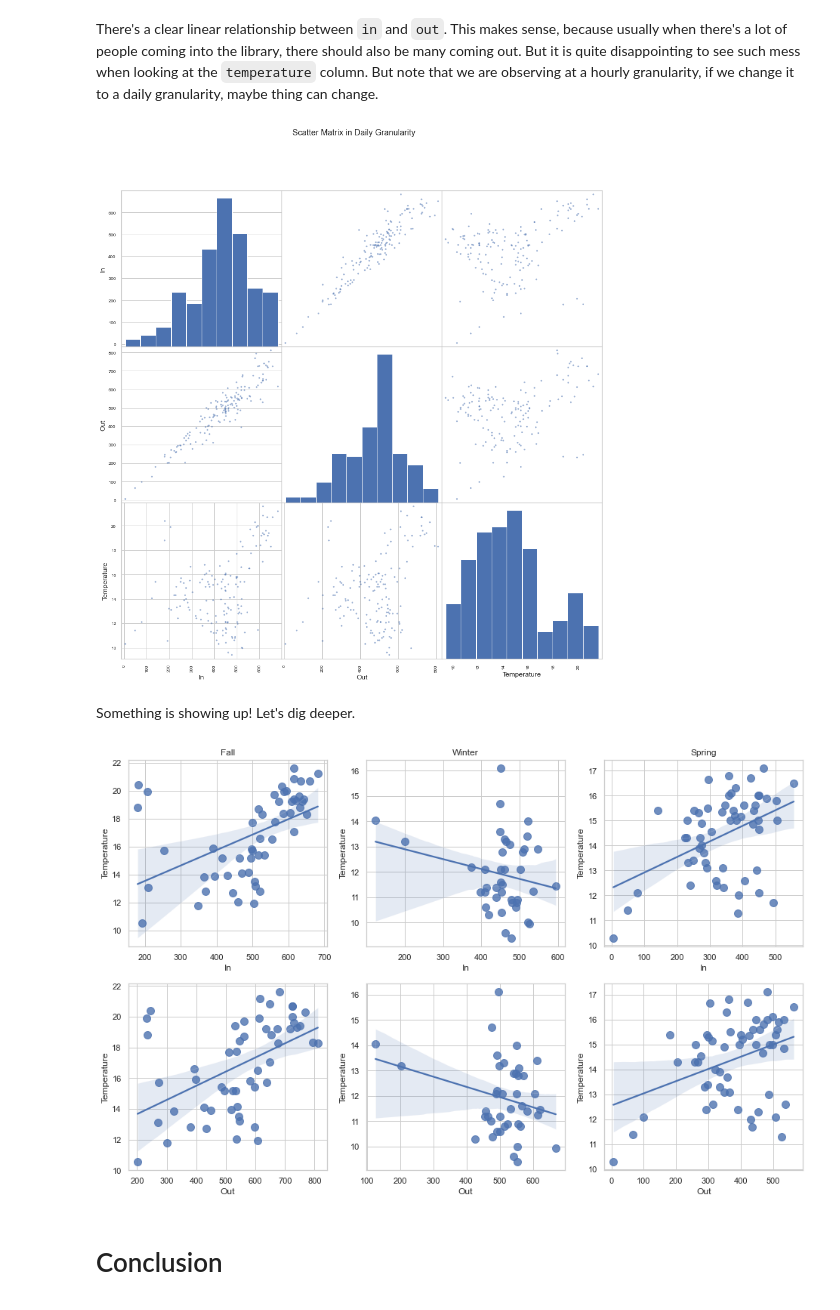
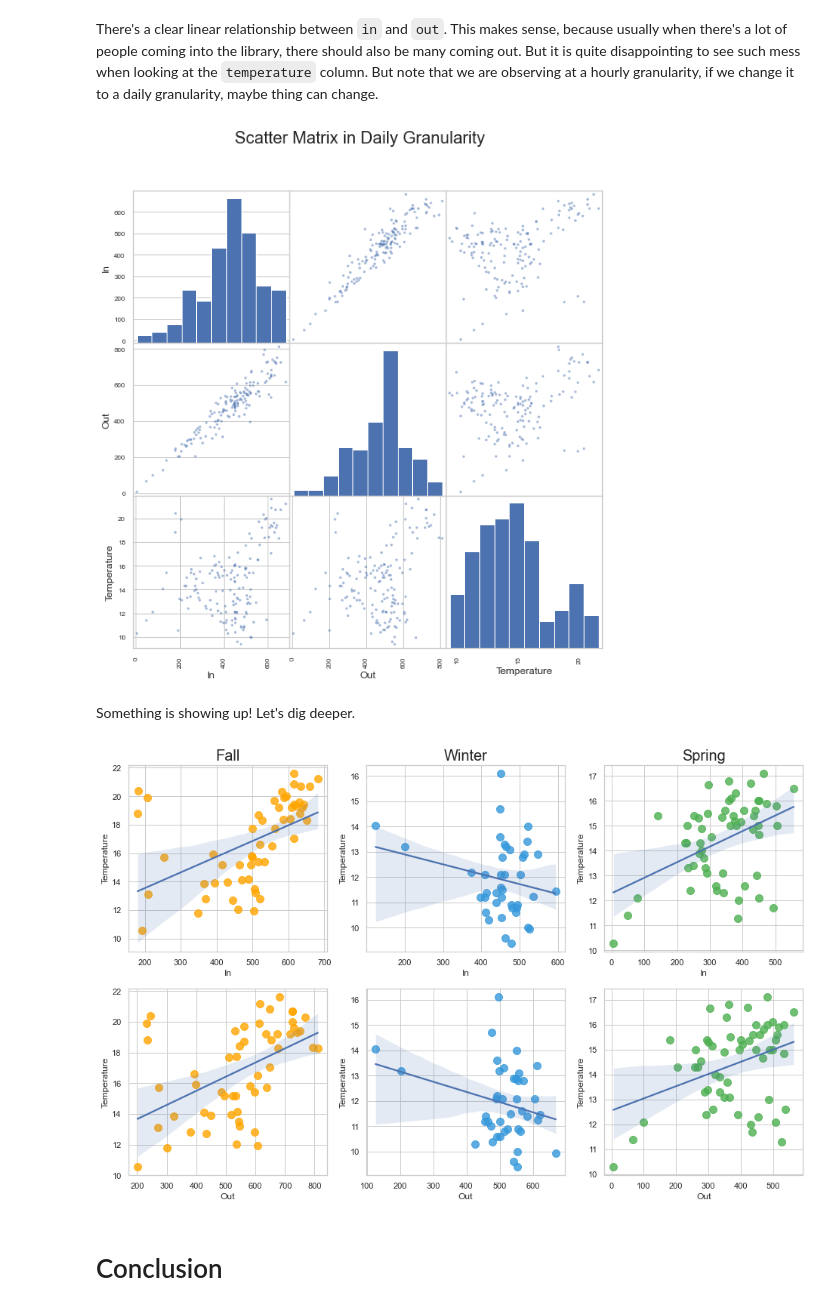
Before and after one commit to Aaron3963/108Test, a Jupyter notebook: FinalProject_Group088_FA23.ipynb, the cells around one changed output. Cells and saved outputs as stored; diff of their text form; code cells hidden in the pictures.

```diff
--- a/FinalProject_Group088_FA23.ipynb
+++ b/FinalProject_Group088_FA23.ipynb
@@ -717,12 +717,12 @@ keep_columns = ['Quarter']
 daily_df = merged_df.groupby('date').agg({**{col: 'median' for col in median_columns}, **{col: 'first' for col in keep_columns}}).reset_index()
 # %%
 fig = pd.plotting.scatter_matrix(frame=daily_df[['In', 'Out', 'Temperature']],
-       figsize=(15,15),alpha=0.5)
+       figsize=(10,10),alpha=0.5)
 plt.grid(False)
-plt.suptitle('Scatter Matrix in Daily Granularity')
+plt.suptitle('Scatter Matrix in Daily Granularity',fontsize=20)
 plt.show()
 # %% [output]
-[figure, old version]
+[figure, new version]
 # %% [markdown]
 Something is showing up! Let's dig deeper.
 # %%
@@ -733,22 +733,23 @@ fall_df = daily_df[daily_df['Quarter'] == 'Fall']
 winter_df = daily_df[daily_df['Quarter'] == 'Winter']
 spring_df = daily_df[daily_df['Quarter'] == 'Spring']
 
+palette=['#FFA500', '#4CAF50', '#3498db']
 # Create regression plots for the first row
-sns.regplot(data=fall_df, x='In', y='Temperature', ax=axes[0, 0], scatter_kws={'s': 100})
-sns.regplot(data=winter_df, x='In', y='Temperature', ax=axes[0, 1], scatter_kws={'s': 100})
-sns.regplot(data=spring_df, x='In', y='Temperature', ax=axes[0, 2], scatter_kws={'s': 100})
+sns.regplot(data=fall_df, x='In', y='Temperature', ax=axes[0, 0], scatter_kws={'s': 100,'color': '#FFA500'})
+sns.regplot(data=winter_df, x='In', y='Temperature', ax=axes[0, 1], scatter_kws={'s': 100,'color': '#3498db'})
+sns.regplot(data=spring_df, x='In', y='Temperature', ax=axes[0, 2], scatter_kws={'s': 100,'color':'#4CAF50'})
 
-sns.regplot(data=fall_df, x='Out', y='Temperature', ax=axes[1, 0], scatter_kws={'s': 100})
-sns.regplot(data=winter_df, x='Out', y='Temperature', ax=axes[1, 1], scatter_kws={'s': 100})
-sns.regplot(data=spring_df, x='Out', y='Temperature', ax=axes[1, 2], scatter_kws={'s': 100})
+sns.regplot(data=fall_df, x='Out', y='Temperature', ax=axes[1, 0], scatter_kws={'s': 100,'color': '#FFA500'})
+sns.regplot(data=winter_df, x='Out', y='Temperature', ax=axes[1, 1], scatter_kws={'s': 100,'color':'#3498db'})
+sns.regplot(data=spring_df, x='Out', y='Temperature', ax=axes[1, 2], scatter_kws={'s': 100,'color': '#4CAF50'})
 # Set titles for the first row
-axes[0, 0].set_title('Fall')
-axes[0, 1].set_title('Winter')
-axes[0, 2].set_title('Spring')
+axes[0, 0].set_title('Fall',fontsize=20)
+axes[0, 1].set_title('Winter',fontsize=20)
+axes[0, 2].set_title('Spring',fontsize=20)
 
 plt.show()
 # %% [output]
-[figure, old version]
+[figure, new version]
 # %% [markdown]
 # Conclusion
 # %% [markdown]
```
Also changed, not shown: parts of 15 cells of this notebook, 18 other files.
